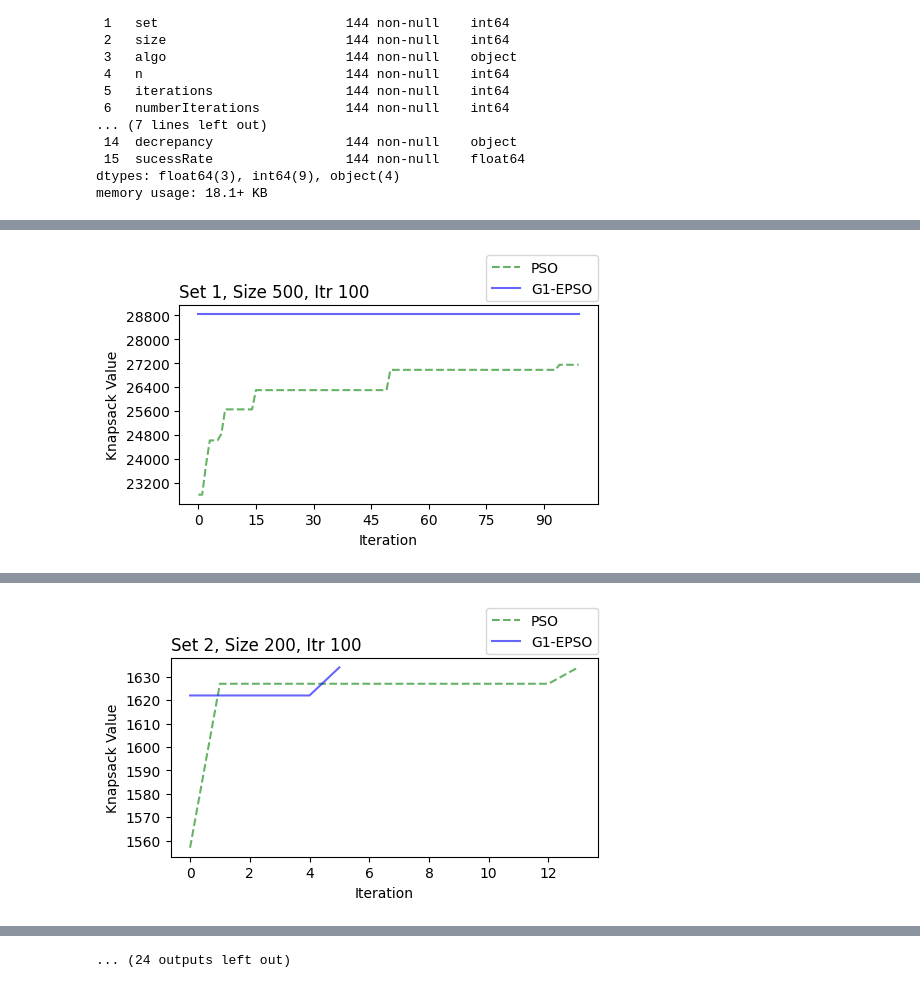
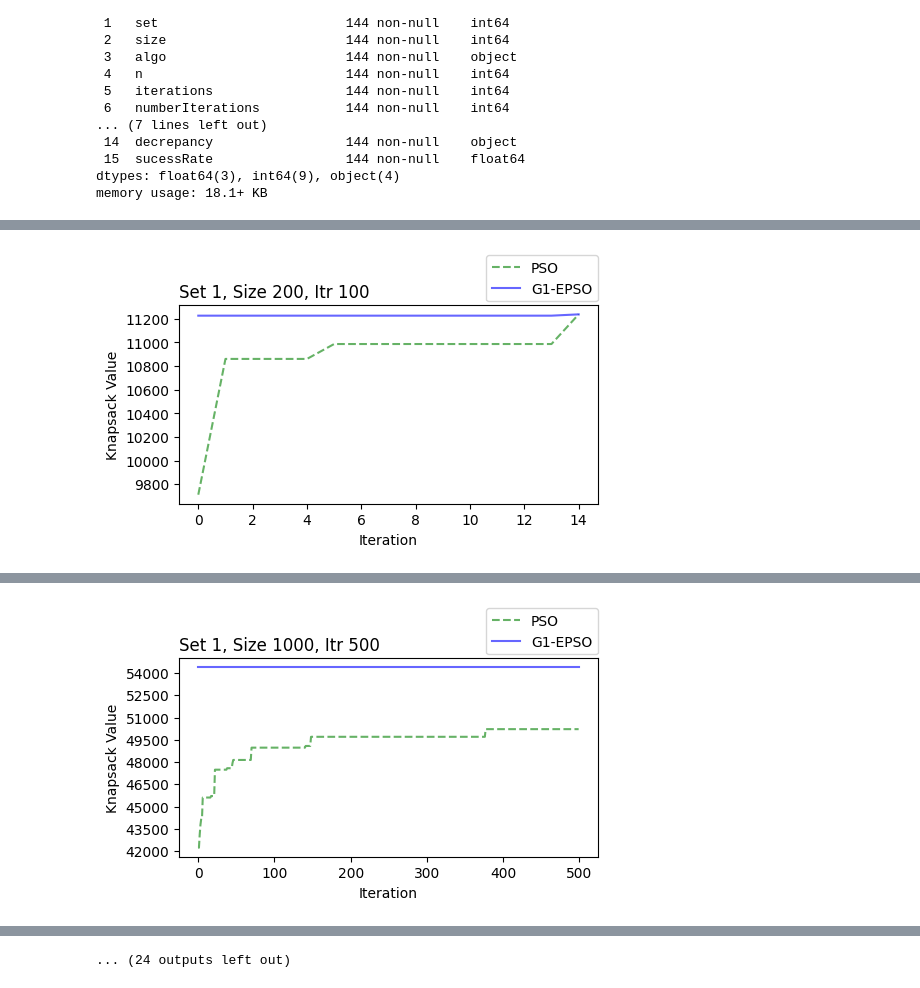
Before and after one commit to Jenloke/Enhance-MetaHeuristic-Algo, a Jupyter notebook: visualization_new.ipynb, the cells around one changed output, grey strips where cells are left out. Drawn from its saved outputs; the diff is of its cells as text; code cells hidden in the pictures.

```diff
--- a/visualization_new.ipynb
+++ b/visualization_new.ipynb
@@ -40,13 +39,13 @@ table_convergenceSpeed = table_algo[['set', 'size', 'iterations', 'algo', 'best_
 # Objective 1
 algo = ['test_hsa', 'test_pso']
 
-for itr in iterations:
-	for set in sets:
-		for size in sizes:
+for set in sets:
+	for size in sizes:
+		for itr in iterations:
 			graphtable = table_convergenceSpeed.loc[(table_convergenceSpeed['set'] == set) & (table_convergenceSpeed['size'] == size) & (table_convergenceSpeed['iterations'] == itr)]
 			# fig = plt.figure()
 			fig, ax = plt.subplots(figsize=(5,3), layout='constrained')
-			ax.xaxis.set_major_locator(MaxNLocator(integer=True))
+			# ax.xaxis.set_major_locator(MaxNLocator(integer=True))
 			ax.yaxis.set_major_locator(MaxNLocator(integer=True))
 
 			for a in algo:
@@ -86,13 +85,13 @@ for itr in iterations:
 # Objective 2
 algo = ['test_g1_epso', 'test_ga_epso']
 
-for itr in iterations:
-	for set in sets:
-		for size in sizes:
+for set in sets:
+	for size in sizes:
+		for itr in iterations:
 			graphtable = table_convergenceSpeed.loc[(table_convergenceSpeed['set'] == set) & (table_convergenceSpeed['size'] == size) & (table_convergenceSpeed['iterations'] == itr)]
 			# fig = plt.figure()
 			fig, ax = plt.subplots(figsize=(5,3), layout='constrained')
-			ax.xaxis.set_major_locator(MaxNLocator(integer=True))
+			# ax.xaxis.set_major_locator(MaxNLocator(integer=True))
 			ax.yaxis.set_major_locator(MaxNLocator(integer=True))
 
 			for a in algo:
@@ -132,13 +131,13 @@ for itr in iterations:
 # Objective 3
 algo = ['test_pso', 'test_g1_epso']
 
-for itr in iterations:
-	for set in sets:
-		for size in sizes:
+for set in sets:
+	for size in sizes:
+		for itr in iterations:
 			graphtable = table_convergenceSpeed.loc[(table_convergenceSpeed['set'] == set) & (table_convergenceSpeed['size'] == size) & (table_convergenceSpeed['iterations'] == itr)]
 			# fig = plt.figure()
 			fig, ax = plt.subplots(figsize=(5,3), layout='constrained')
-			ax.xaxis.set_major_locator(MaxNLocator(integer=True))
+			# ax.xaxis.set_major_locator(MaxNLocator(integer=True))
 			ax.yaxis.set_major_locator(MaxNLocator(integer=True))
 
 			for a in algo:
@@ -166 +165 @@ for itr in iterations:
-[figure, old version]
+[figure, new version]
@@ -171 +170 @@ for itr in iterations:
-[figure, old version]
+[figure, new version]
```
Also changed, not shown: parts of 4 cells of this notebook.
